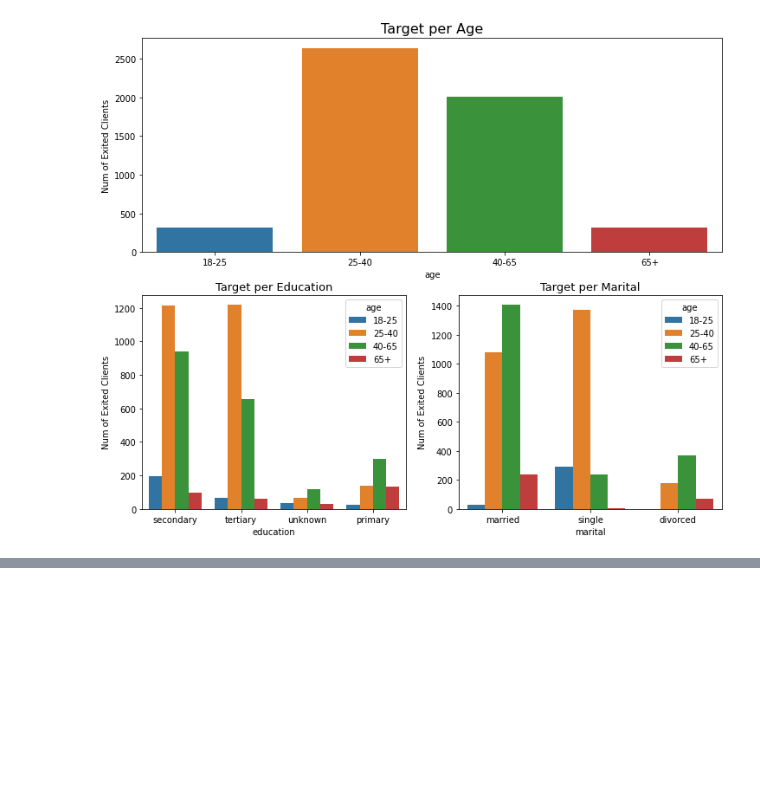
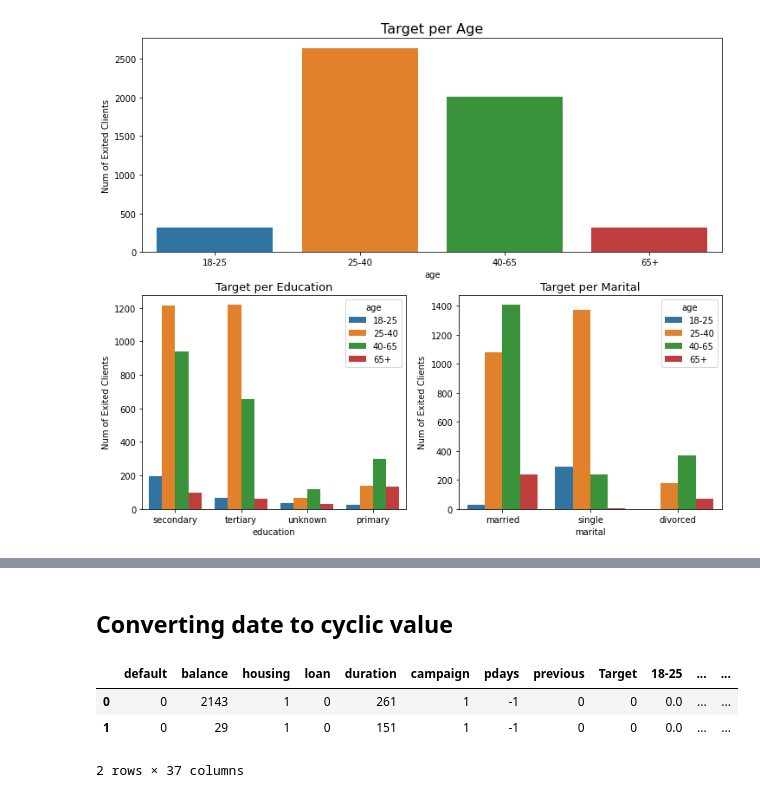
Before and after one commit to TheWangAndOnly/Banking, a Jupyter notebook: Biagio_Notebook.ipynb, the cells around one changed output, grey strips where cells are left out. Saved outputs shown, nothing was run; the diff lists cells and outputs as text; code cells hidden in the pictures; blank space fills up the shorter version.

```diff
--- a/Biagio_Notebook.ipynb
+++ b/Biagio_Notebook.ipynb
@@ -128,4 +124,4 @@ def encoding_cat(data, *out):
                     data[col]=le.fit_transform(data[col])
     return data
 
-encoding_cat(df, 'month')
+df = encoding_cat(df, 'month')
@@ -146,17 +128,15 @@ encoding_cat(df, 'month')
-# %%
-def month_trans(x):
-    months = ['jan', 'feb', 'mar', 'apr', 'may', 'jun', 'jul', 'aug', 'sep', 'oct', 'nov', 'dec']
-    values = np.arange(0,12)
-
-    converter = {}
-    for mon, val in zip(months, values):
-        converter[mon] = val
-
-    return converter[x]
-
-df['month'] = df['month'].apply(month_trans)
-
-month_max = df['month'].max()
-
-df['month'] = df['month'].apply(lambda x: np.sin(x/month_max))
-df['day'] = df['day'].apply(lambda x: np.sin(x/month_max))
+# %% [markdown]
+## Converting date to cyclic value
+# %%
+df['date'] =  pd.to_datetime(df['month'] +' '+ df['day'].astype(str) + ' 2021', format=('%b %d %Y'))
+df.drop(columns =['day','month'], inplace=True)
+days_per_month = 365.25/12
+df['date'] = df['date'].dt.month + df['date'].dt.day/days_per_month
+df['date'] = np.sin(df['date']/df['date'].max())
+# %%
+df.head(2)
+# %% [output]
+|  | default | balance | housing | loan | duration | campaign | pdays | previous | Target | 18-25 | ... | ... |
+| 0 | 0 | 2143 | 1 | 0 | 261 | 1 | -1 | 0 | 0 | 0.0 | ... | ... |
+| 1 | 0 | 29 | 1 | 0 | 151 | 1 | -1 | 0 | 0 | 0.0 | ... | ... |
+2 rows × 37 columns
```
Also changed, not shown: parts of 7 cells of this notebook.
